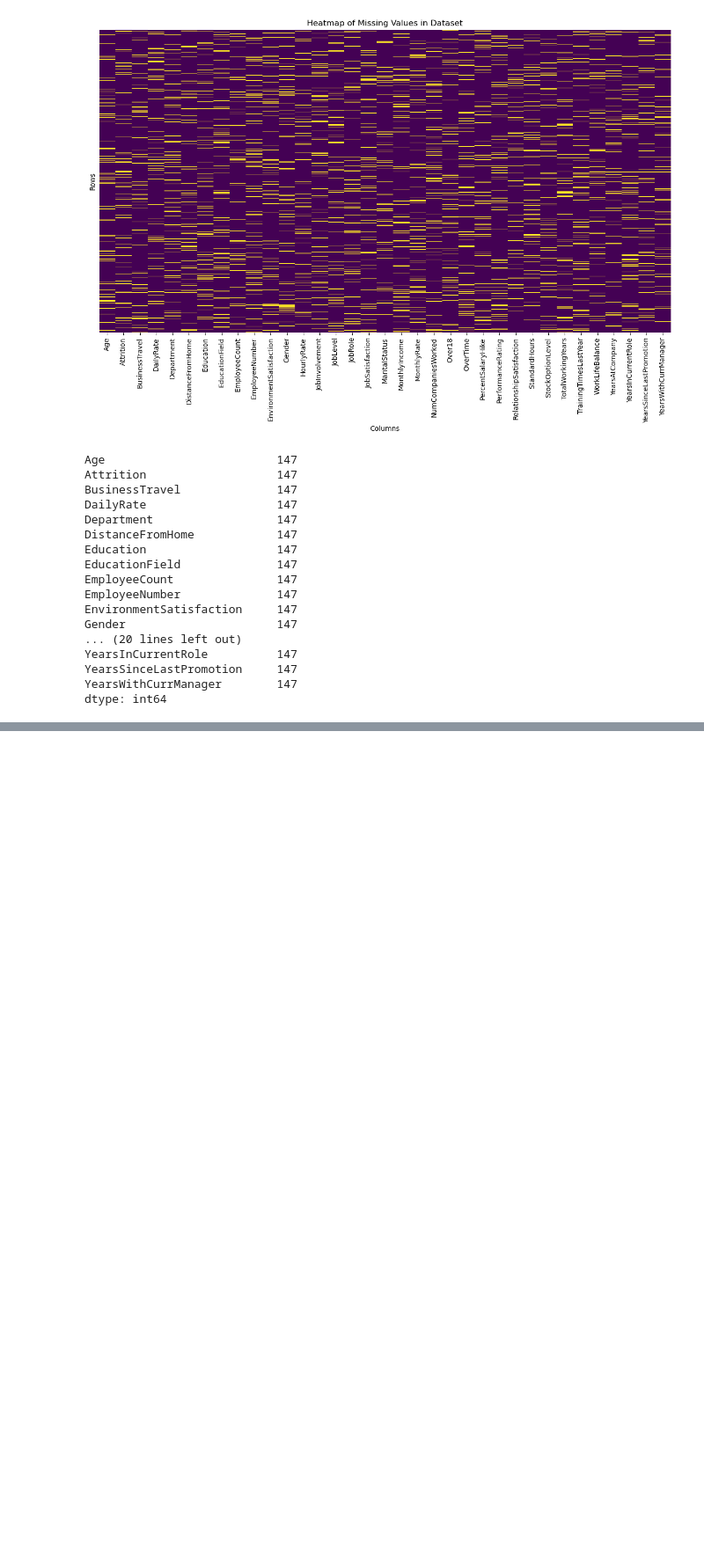
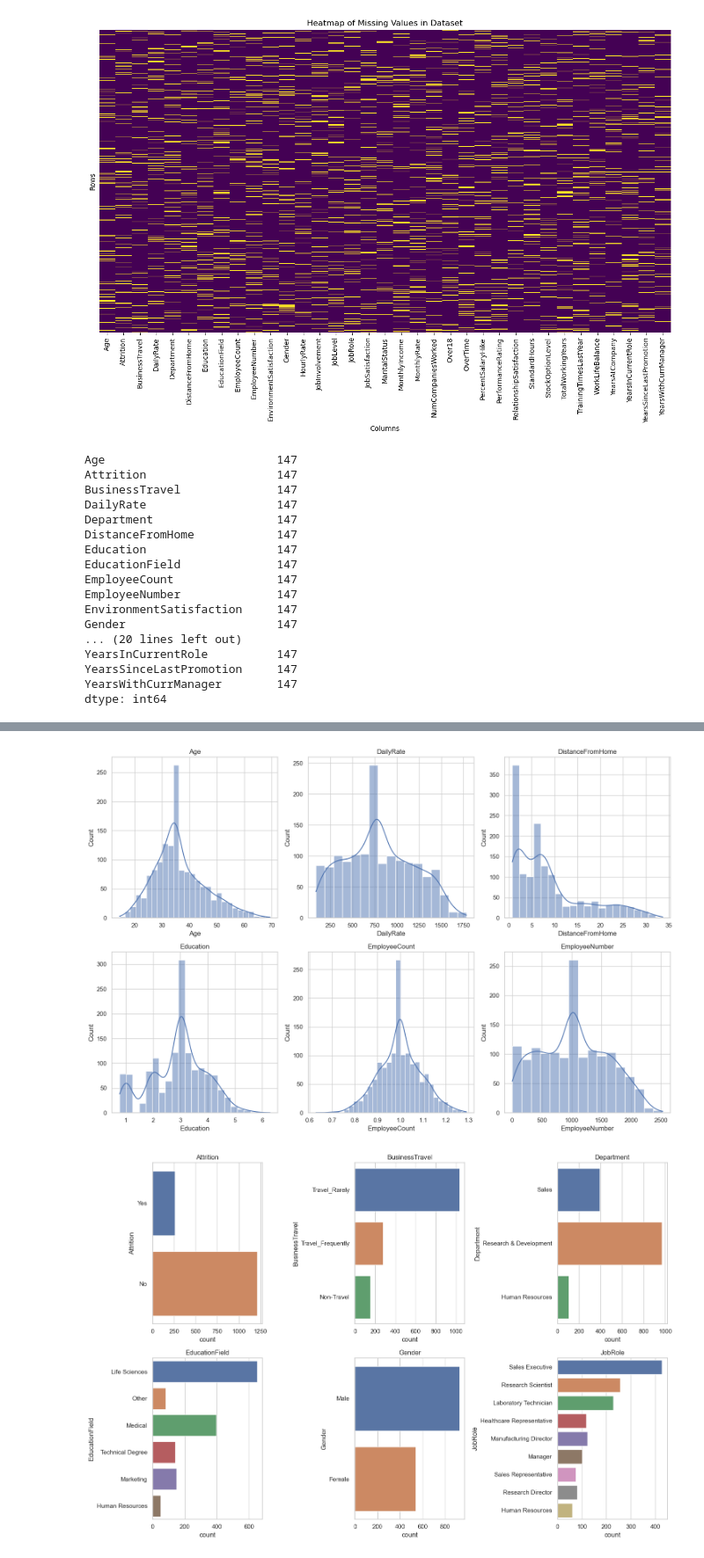
Before and after one commit to FedericoAriton99/CA-2-Integraeted-, a Jupyter notebook: Federico_Ariton_sba22090_Lvl8_CA2_Integrated.ipynb, the cells around one changed output, grey strips where cells are left out. Shown at 88% size. Cells and saved outputs as stored; diff of their text form; code cells hidden in the pictures; blank space fills up the shorter version.

```diff
--- a/Federico_Ariton_sba22090_Lvl8_CA2_Integrated.ipynb
+++ b/Federico_Ariton_sba22090_Lvl8_CA2_Integrated.ipynb
@@ -194,0 +305,10 @@ dtype: int64
+# %%
+# Identifying numerical and categorical columns
+numerical_cols = Employee.select_dtypes(include=['float64', 'int64']).columns.tolist()
+categorical_cols = Employee.select_dtypes(include=['object']).columns.tolist()
+
+# Separating columns with missing values into numerical and categorical
+missing_numerical_cols = [col for col in numerical_cols if col in missing_values.index]
+missing_categorical_cols = [col for col in categorical_cols if col in missing_values.index]
+
+missing_numerical_cols, missing_categorical_cols
@@ -194,0 +333,13 @@ dtype: int64
+# %%
+# Imputation for numerical columns
+for col in missing_numerical_cols:
+    median_value = Employee[col].median()
+    Employee[col].fillna(median_value, inplace=True)
+
+# Imputation for categorical columns
+for col in missing_categorical_cols:
+    mode_value = Employee[col].mode()[0]
+    Employee[col].fillna(mode_value, inplace=True)
+
+# Check if there are any missing values left
+Employee.isnull().sum().sum()
@@ -194,0 +389,25 @@ dtype: int64
+# %%
+# Selecting a subset of numerical and categorical columns for visualization
+sample_numerical_cols = numerical_cols[:6]  # First 6 numerical columns
+sample_categorical_cols = categorical_cols[:6]  # First 6 categorical columns
+
+# Plotting histograms for numerical columns
+plt.figure(figsize=(15, 10))
+for i, col in enumerate(sample_numerical_cols, 1):
+    plt.subplot(2, 3, i)
+    sns.histplot(Employee[col], kde=True)
+    plt.title(col)
+plt.tight_layout()
+plt.show()
+
+# Plotting bar plots for categorical columns
+plt.figure(figsize=(15, 10))
+for i, col in enumerate(sample_categorical_cols, 1):
+    plt.subplot(2, 3, i)
+    sns.countplot(y=Employee[col])
+    plt.title(col)
+plt.tight_layout()
+plt.show()
+# %% [output]
+[figure, added]
+[figure, added]
```
Also changed, not shown: parts of 14 cells of this notebook.
